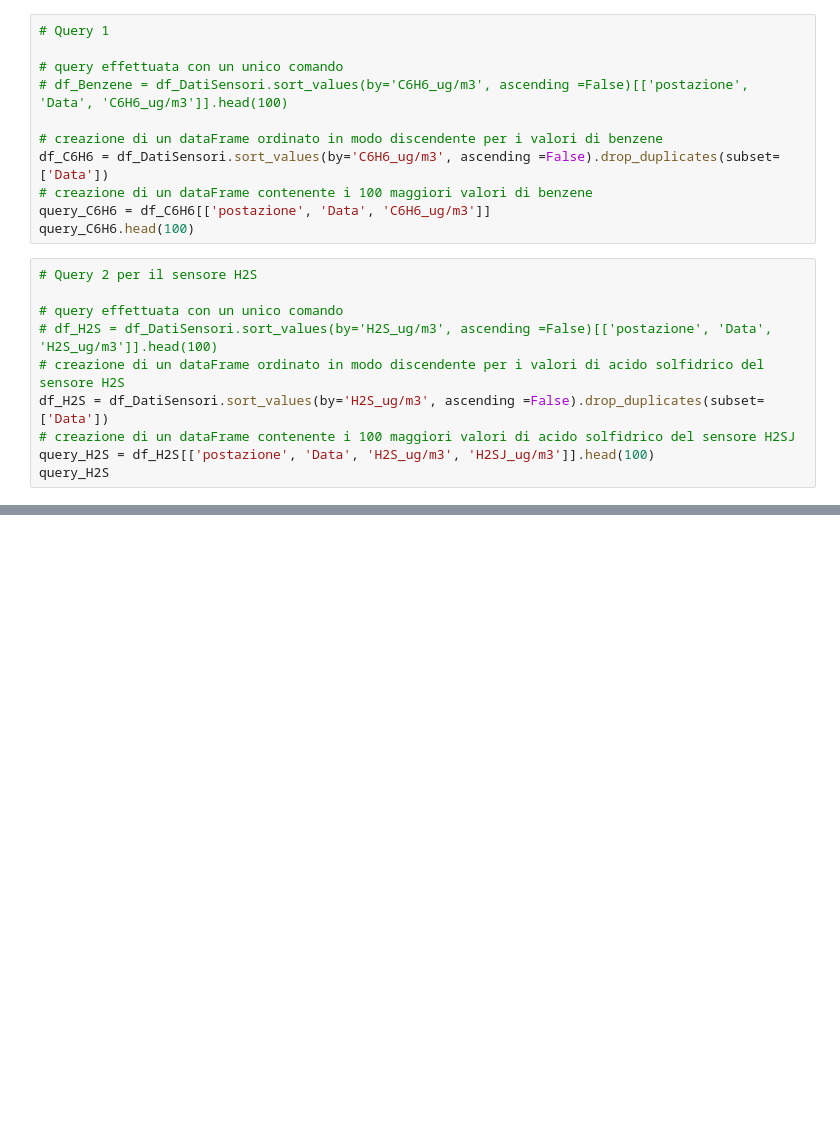
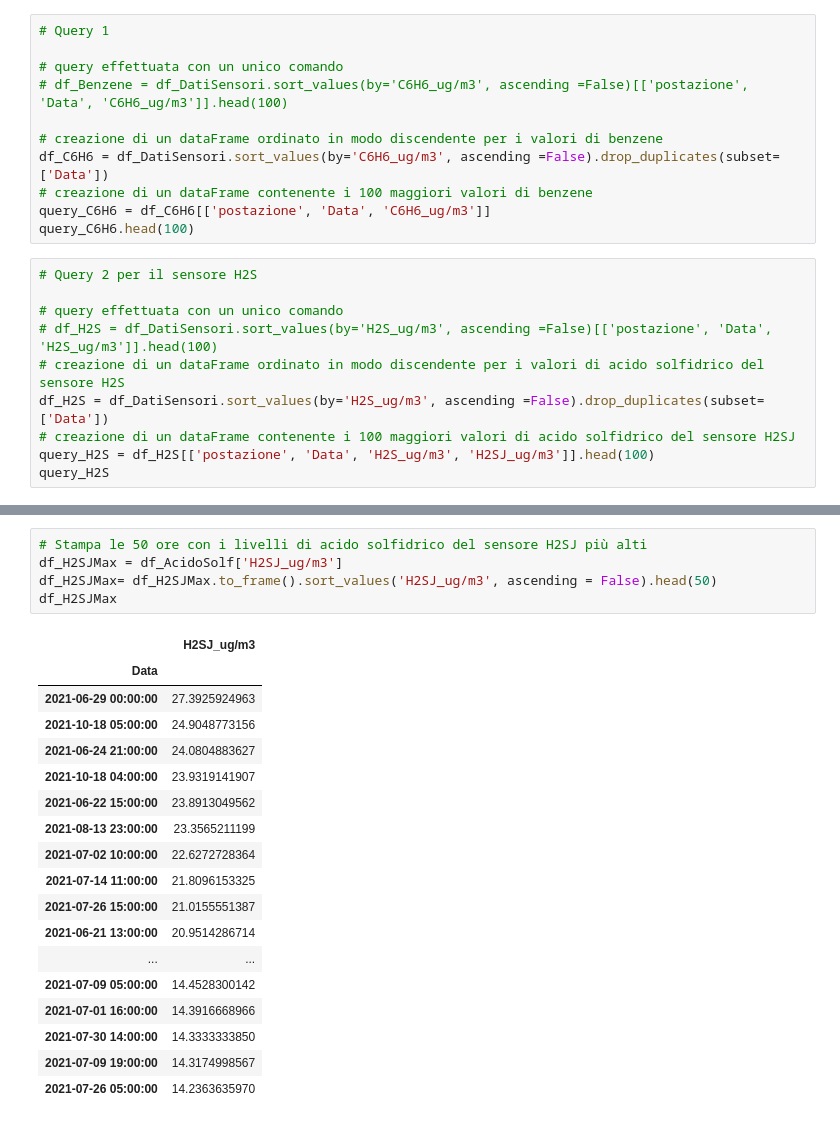
Before and after one commit to CH4nt014/Big-Data-project, a Jupyter notebook: ElaborazioneDati.ipynb, the cells around one changed output, grey strips where cells are left out. Drawn from its saved outputs; the diff is of its cells as text; blank space fills up the shorter version.

```diff
--- a/ElaborazioneDati.ipynb
+++ b/ElaborazioneDati.ipynb
@@ -181,0 +186,24 @@ df_ore[['ora']]
+# %%
+# Stampa le 50 ore con i livelli di acido solfidrico del sensore H2SJ più alti
+df_H2SJMax = df_AcidoSolf['H2SJ_ug/m3']
+df_H2SJMax= df_H2SJMax.to_frame().sort_values('H2SJ_ug/m3', ascending = False).head(50)
+df_H2SJMax
+# %% [output]
+|  | H2SJ_ug/m3 |
+| Data |  |
+| 2021-06-29 00:00:00 | 27.3925924963 |
+| 2021-10-18 05:00:00 | 24.9048773156 |
+| 2021-06-24 21:00:00 | 24.0804883627 |
+| 2021-10-18 04:00:00 | 23.9319141907 |
+| 2021-06-22 15:00:00 | 23.8913049562 |
+| 2021-08-13 23:00:00 | 23.3565211199 |
+| 2021-07-02 10:00:00 | 22.6272728364 |
+| 2021-07-14 11:00:00 | 21.8096153325 |
+| 2021-07-26 15:00:00 | 21.0155551387 |
+| 2021-06-21 13:00:00 | 20.9514286714 |
+| ... | ... |
+| 2021-07-09 05:00:00 | 14.4528300142 |
+| 2021-07-01 16:00:00 | 14.3916668966 |
+| 2021-07-30 14:00:00 | 14.3333333850 |
+| 2021-07-09 19:00:00 | 14.3174998567 |
+| 2021-07-26 05:00:00 | 14.2363635970 |
```
Also changed, not shown: parts of 23 cells of this notebook.
